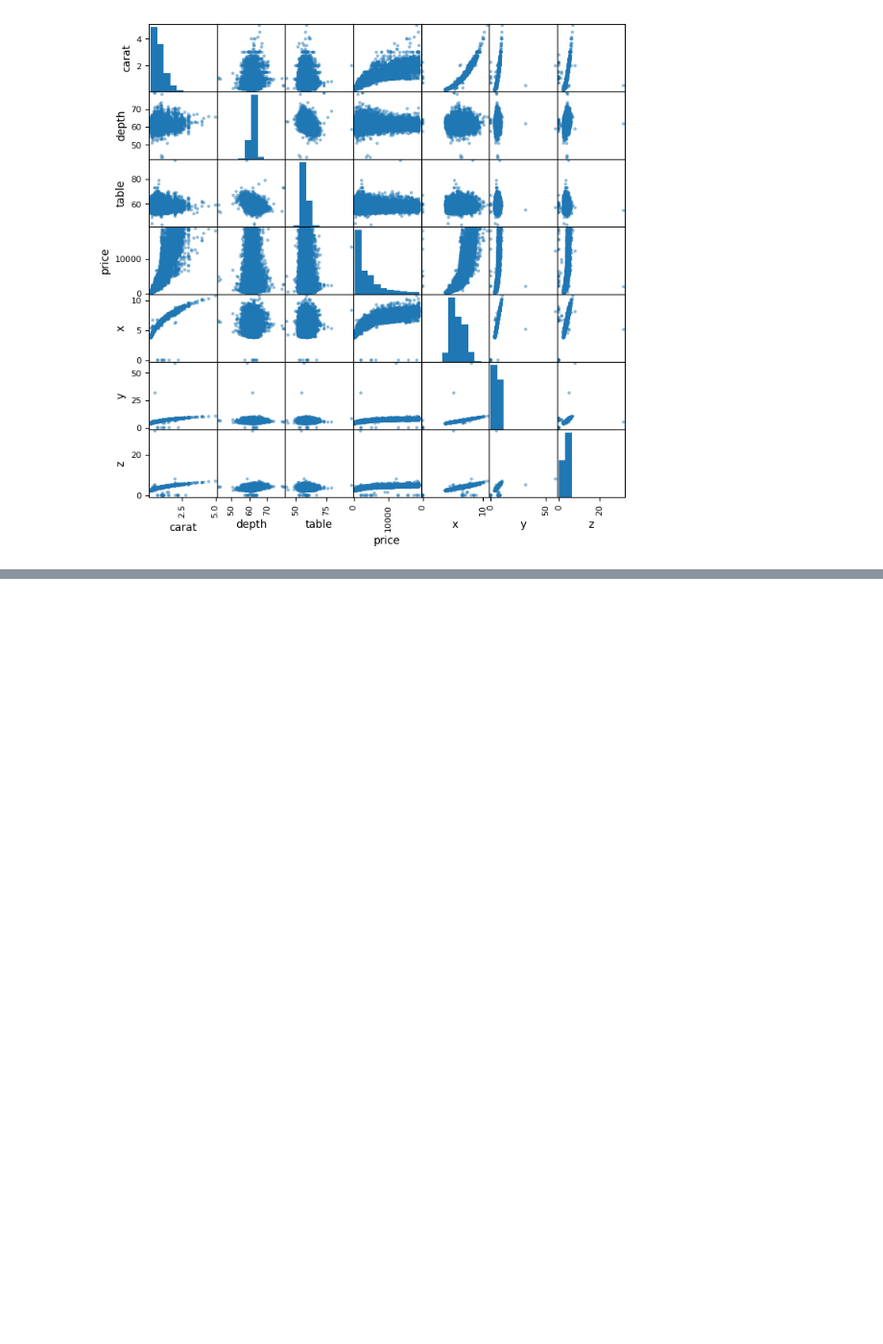
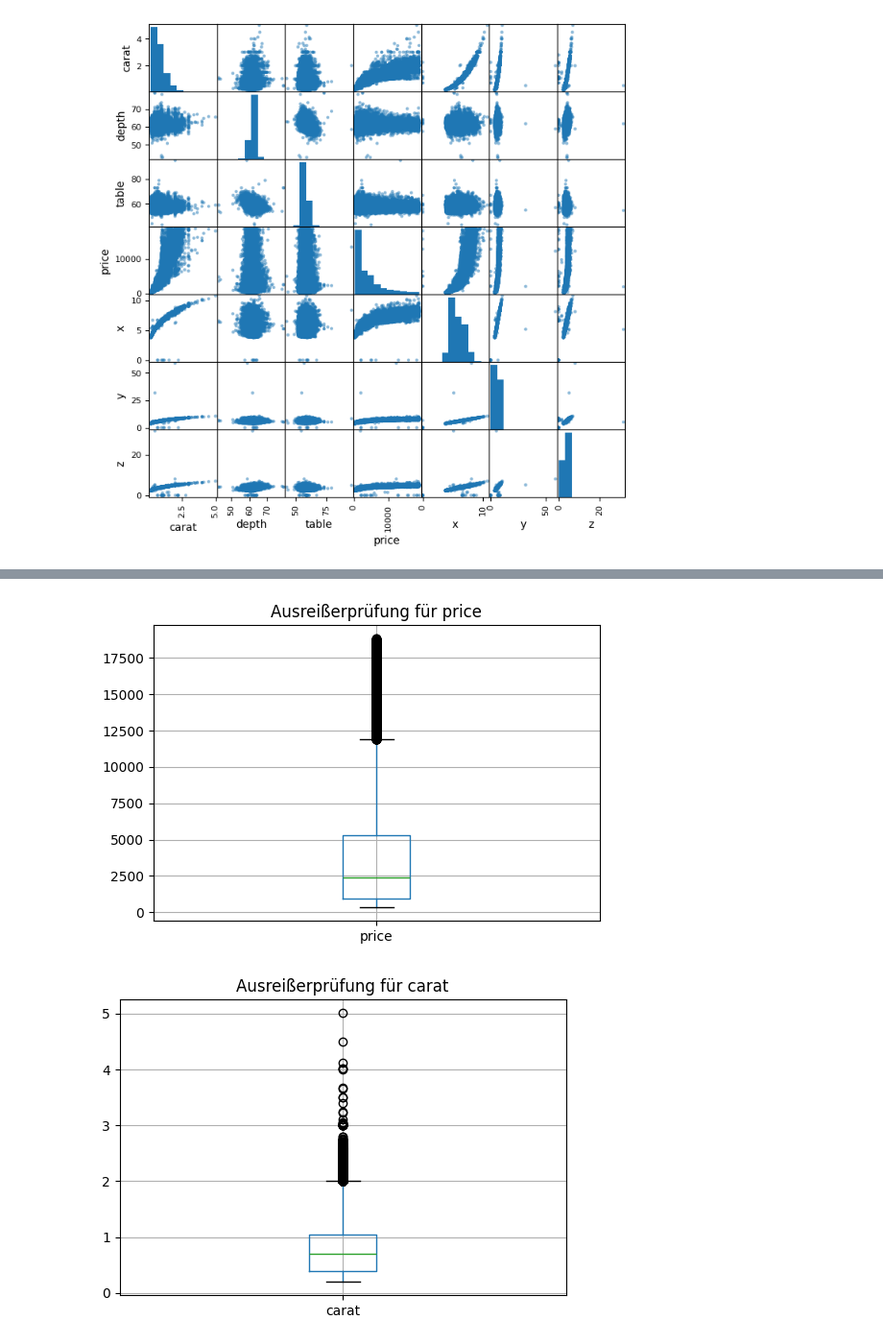
Before and after one commit to DanysHub/DataScienceProject1, a Jupyter notebook: Data Science Projekt_Diamanten_Data Cleaning und Data Preprocessing.ipynb, the cells around one changed output, grey strips where cells are left out. Shown at 96% size. Cells and saved outputs as stored; diff of their text form; code cells hidden in the pictures; blank space fills up the shorter version.

```diff
--- a/Data Science Projekt_Diamanten_Data Cleaning und Data Preprocessing.ipynb
+++ b/Data Science Projekt_Diamanten_Data Cleaning und Data Preprocessing.ipynb
@@ -216,13 +218,15 @@ styled_summary
 | 75% | 1.04 | 62.50 | 59.00 | 5324.25 | 6.54 | 6.54 | 4.04 |
 | max | 5.01 | 79.00 | 95.00 | 18823.00 | 10.74 | 58.90 | 31.80 |
 # %%
-# Liste der kategorischen Features generieren und drüber iterieren
-categorical_features = ['cut', 'color', 'clarity']
+# Verteilung der numerischen Features visuell dargestellt
+# Liste der numerischen Features
+numerical_features = ['carat', 'depth', 'table', 'price', 'x', 'y', 'z']
 
-# Balkendiagramme für jedes kategorische Feature
-for feature in categorical_features:
-    df[feature].value_counts().plot(kind='bar', figsize=(5, 3))
-    plt.title(f"Häufigkeit von '{feature}'")
+# Histogramm -> hier ist Rice-Regel von Vorteil für jedes numerische Feature (da großes Datenset mit ~54k Daten);
+# Rice Regel berechnet die Anzahl der Bins basierend auf der Anzahl der Datenpunkte n
+for feature in numerical_features:
+    df[feature].hist(bins="rice", figsize=(5, 3))
+    plt.title(f"Verteilung von '{feature}' (Rice-Regel)")
     plt.xlabel(feature)
     plt.ylabel("Anzahl")
     plt.show()
@@ -233,11 +240,0 @@ for feature in categorical_features:
-# %%
-# Liste der numerischen Features
-numerical_features = ['carat', 'depth', 'table', 'price', 'x', 'y', 'z']
-
-# Histogramm -> hier ist Rice-Regel von Vorteil für jedes numerische Feature
-for feature in numerical_features:
-    df[feature].hist(bins="rice", figsize=(5, 3))
-    plt.title(f"Verteilung von '{feature}' (Rice-Regel)")
-    plt.xlabel(feature)
-    plt.ylabel("Anzahl")
-    plt.show()
@@ -496 +390,15 @@ plt.show()
 df_cleaned = df.copy()
+# %%
+# Boxplot für Ausreißer mit Pandas erstellt (hier wurden einfach zur Übung die Boxplots mit Pandas, statt mit Seaborn erstellt)
+# Für kategorische Features wird nicht auf Ausreißer geprüft/Daten bereinigt, da wir keine Missing Values haben oder Werte die stark vom Rest abweichen
+# Liste der numerischen Features
+numerical_features = ['price', 'carat', 'depth', 'table', 'x', 'y', 'z']
+
+# Boxplots für jedes numerische Feature (hier werden sicherheitshalber alle numerischen Features geprüft, auch wenn depth und table wenig relevant sind)
+for feature in numerical_features:
+    df.boxplot(column=[feature], figsize=(6, 4))
+    plt.title(f"Ausreißerprüfung für {feature}")
+    plt.show()
+# %% [output]
+[figure, added]
+[figure, added]
```
Also changed, not shown: parts of 36 cells of this notebook.
